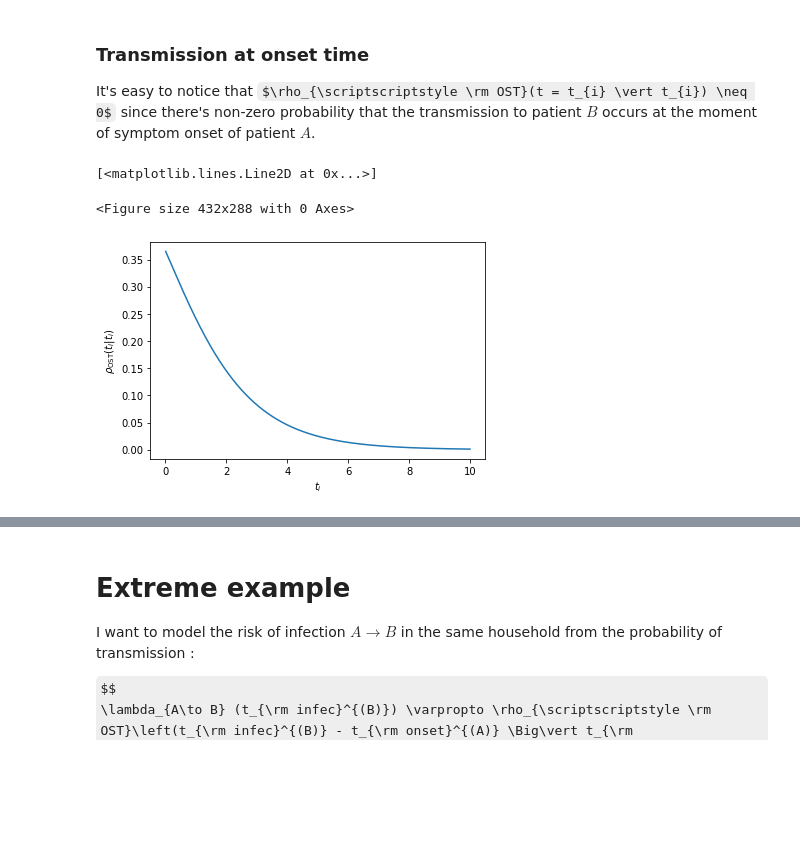
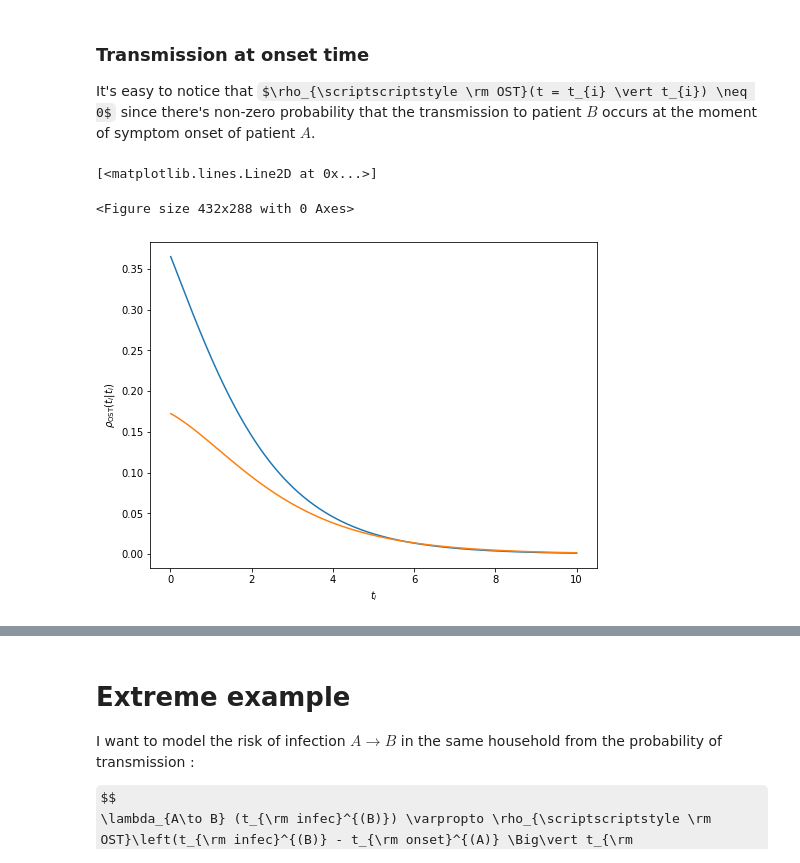
Before and after one commit to EvangelistaJulio/housepi, a Jupyter notebook: developing/time-onset-symptoms-to-transmission.ipynb, the cells around one changed output, grey strips where cells are left out. Saved outputs shown, nothing was run; the diff lists cells and outputs as text; code cells hidden in the pictures; some formulas as TeX source; blank space fills up the shorter version.

```diff
--- a/developing/time-onset-symptoms-to-transmission.ipynb
+++ b/developing/time-onset-symptoms-to-transmission.ipynb
@@ -96,15 +98,21 @@ kwargs = {
     "alpha_f" : 5.85
 }
 
-def norm( t_incub, ** kwargs ) :
+def norm( t_incub, thomas=False, ** kwargs ) :
     tau = kwargs["tau"]
     mu_f = kwargs["mu_f"]
     sigma_f = kwargs["sigma_f"]
     alpha_f = kwargs["alpha_f"]
 
-    return sigma_f / alpha_f * ((1. + (t_incub/tau - 1.) * np.power(1. + np.exp(mu_f / sigma_f), - alpha_f))  - t_incub / tau * np.power(1.+np.exp((mu_f+tau)/sigma_f), -alpha_f))
+    if thomas == True :
+        # Thomas choice
+        norm_const = (sigma_f * (1.0 - np.power(1.0 + np.exp((mu_f + tau) / sigma_f), - alpha_f))) / alpha_f
+    else :
+        # correct normalization
+        norm_const = sigma_f / alpha_f * ((1. + (t_incub/tau - 1.) * np.power(1. + np.exp(mu_f / sigma_f), - alpha_f))  - t_incub / tau * np.power(1.+np.exp((mu_f+tau)/sigma_f), -alpha_f))
+    return norm_const
 
-def skew_logisitic_pdf(tost, t_incub, ** kwargs ) :
+def skew_logisitic_pdf(tost, t_incub, thomas=False, ** kwargs ) :
     tau = kwargs["tau"]
     mu_f = kwargs["mu_f"]
     sigma_f = kwargs["sigma_f"]
@@ -118,8 +126,30 @@ def skew_logisitic_pdf(tost, t_incub, ** kwargs ) :
     x = np.zeros(np.size(tost))
     x[tost <= 0] = tost[tost <= 0] * tau / t_incub
     x[tost > 0] = tost[tost > 0]
-    y = np.exp((mu_f - x) / sigma_f) * np.power(1. + np.exp((mu_f - x) / sigma_f), - alpha_f - 1.) / norm(t_incub, ** kwargs)
+    y = np.exp((mu_f - x) / sigma_f) * np.power(1. + np.exp((mu_f - x) / sigma_f), - alpha_f - 1.) / norm(t_incub, thomas=thomas, ** kwargs)
     return y
+
+def skew_logisitic_cdf(tost, t_incub, thomas=False, ** kwargs) :
+    tau = kwargs["tau"]
+    mu_f = kwargs["mu_f"]
+    sigma_f = kwargs["sigma_f"]
+    alpha_f = kwargs["alpha_f"]
+
+    if np.isscalar(tost):
+        tost = np.array([tost])
+    else:
+        tost = np.asarray(tost)
+
+    y = np.zeros(np.size(tost))
+
+    # Integrate from -t_incub to tost
+    y[tost <= 0] = t_incub / tau * (np.power(1. + np.exp((mu_f - tost[tost <= 0] * tau / t_incub) / sigma_f), -alpha_f) - np.power(1. + np.exp((mu_f + tau) / sigma_f), -alpha_f))
+    # Integrate from -t_incub to 0
+    tmp = t_incub / tau * (np.power(1. + np.exp(mu_f / sigma_f), -alpha_f) - np.power(1. + np.exp((mu_f + tau) / sigma_f), -alpha_f))
+    # Integrate from 0 to tost
+    y[tost > 0] += tmp + np.power(1. + np.exp((mu_f - tost[tost > 0]) / sigma_f), -alpha_f) - np.power(1. + np.exp(mu_f / sigma_f), -alpha_f)
+
+    return y * sigma_f / (alpha_f * norm(t_incub, thomas=thomas, ** kwargs))
 
 x = np.linspace(-t_incub, 1e2, 1000000)
 y = skew_logisitic_pdf(x, t_incub, ** kwargs)
@@ -168,14 +179,16 @@ It's easy to notice that $\rho_{\scriptscriptstyle \rm OST}(t = t_{i} \vert t_{i
 # %%
 plt.figure()
 
 x = np.linspace(0., 10., 1000)[1:]
 y = np.array(list(map(lambda i : skew_logisitic_pdf(i, i, ** kwargs), x)))
 
-plt.figure()
+plt.figure(figsize=(8,6))
 plt.xlabel(r"$t_{i}$")
 plt.ylabel(r"$\rho_{\rm OST}(t_{i} \vert t_{i})$")
 plt.plot(x, y)
+y = np.array(list(map(lambda i : skew_logisitic_pdf(i, i, thomas=True, ** kwargs), x)))
+plt.plot(x, y)
 # %% [output]
 [<matplotlib.lines.Line2D at 0x...>]
 <Figure size 432x288 with 0 Axes>
-[figure, old version]
+[figure, new version]
```
Also changed, not shown: parts of 8 cells of this notebook, 21 other files.
